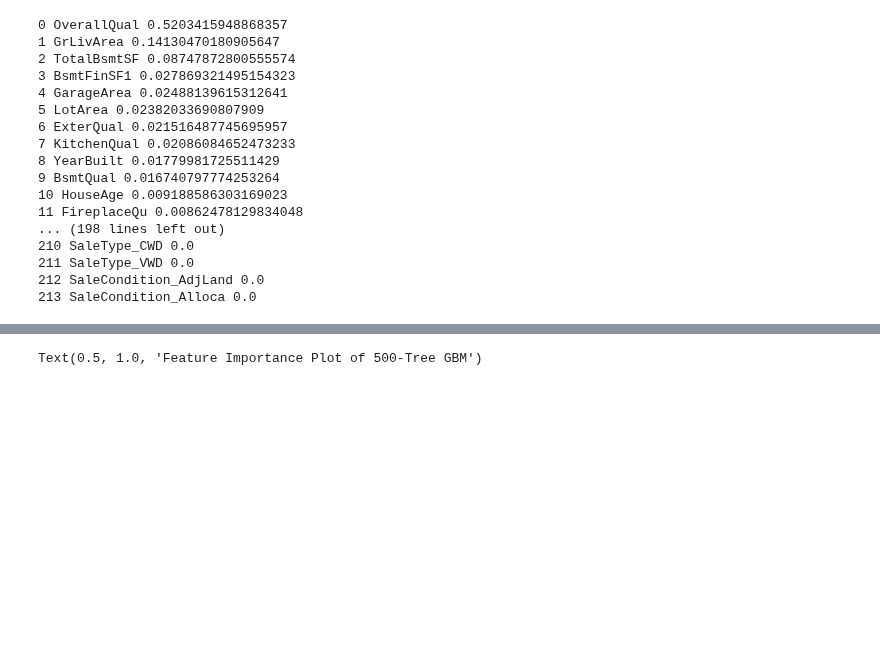
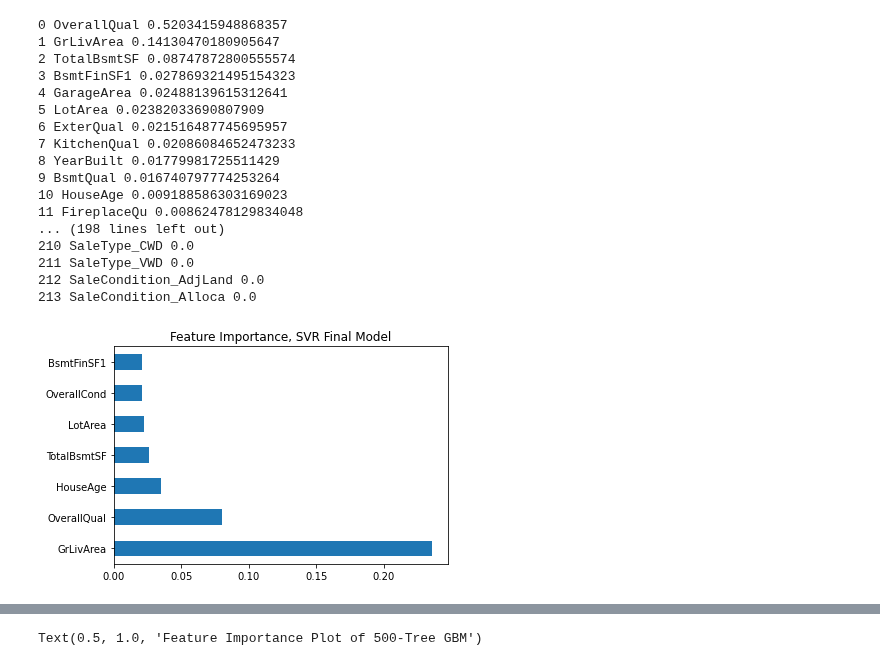
Before and after one commit to danielosetiawan/Ames_Housing_ML, a Jupyter notebook: GradientBoosting.ipynb, the cells around one changed output, grey strips where cells are left out. Cells and saved outputs as stored; diff of their text form; code cells hidden in the pictures; blank space fills up the shorter version.

```diff
--- a/GradientBoosting.ipynb
+++ b/GradientBoosting.ipynb
@@ -167,3 +167,19 @@ for idx, feat in enumerate(sorted_importance):
 # %%
 # sorted_importance = sorted(zip(features.columns, model1.feature_importances_), key=lambda t:t[1], reverse=True)
 # sorted_importance
+# %%
+import pandas as pd
+import matplotlib.pyplot as plt
+pd.Series({'GrLivArea': 0.236,
+              'OverallQual': 0.080,
+              'HouseAge': 0.035,
+              'TotalBsmtSF': 0.026,
+              'LotArea': 0.0224,
+              'OverallCond': 0.021,
+              'BsmtFinSF1': 0.021}).plot.barh(
+    x='feature_name',y='importance_score', legend=None)
+
+plt.title('Feature Importance, SVR Final Model')
+plt.savefig('./visualizations/SVR - Feature Importance.png')
+# %% [output]
+[figure, added]
```
Also changed, not shown: parts of 2 cells of this notebook, 21 other files.
